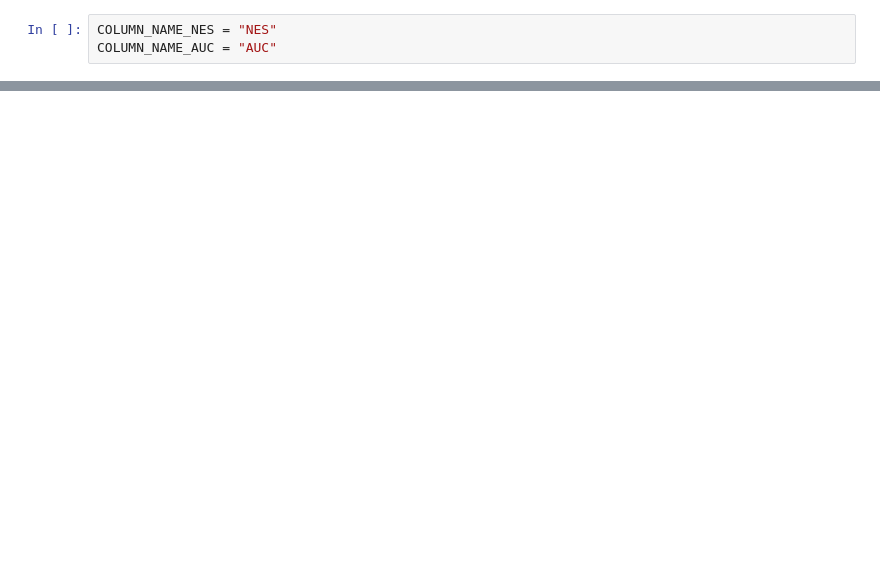
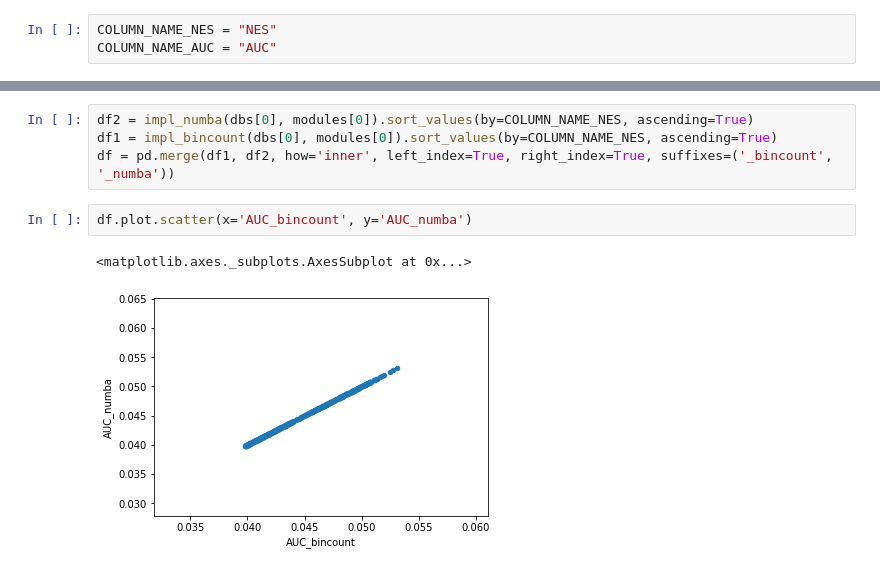
Before and after one commit to aertslab/pySCENIC, a Jupyter notebook: notebooks/Recovery phase - Assess different implementations.ipynb, the cells around one changed output, grey strips where cells are left out. Drawn from its saved outputs; the diff is of its cells as text; blank space fills up the shorter version.

```diff
--- a/notebooks/Recovery phase - Assess different implementations.ipynb
+++ b/notebooks/Recovery phase - Assess different implementations.ipynb
@@ -138,0 +140,9 @@ df.plot.scatter(x='NES_x', y='NES_y')
+# %%
+df2 = impl_numba(dbs[0], modules[0]).sort_values(by=COLUMN_NAME_NES, ascending=True)
+df1 = impl_bincount(dbs[0], modules[0]).sort_values(by=COLUMN_NAME_NES, ascending=True)
+df = pd.merge(df1, df2, how='inner', left_index=True, right_index=True, suffixes=('_bincount', '_numba'))
+# %%
+df.plot.scatter(x='AUC_bincount', y='AUC_numba')
+# %% [output]
+<matplotlib.axes._subplots.AxesSubplot at 0x...>
+[figure, added]
```
Also changed, not shown: parts of 31 cells of this notebook, 2 other files.
